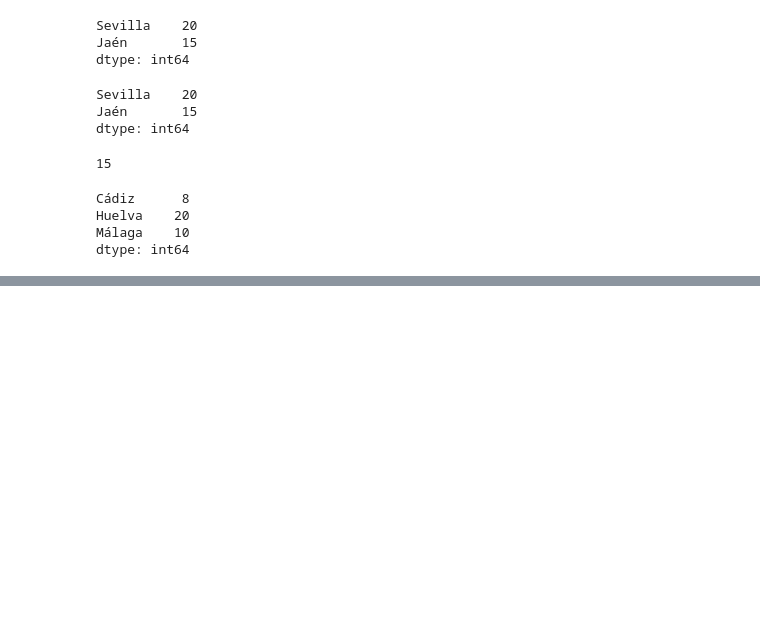
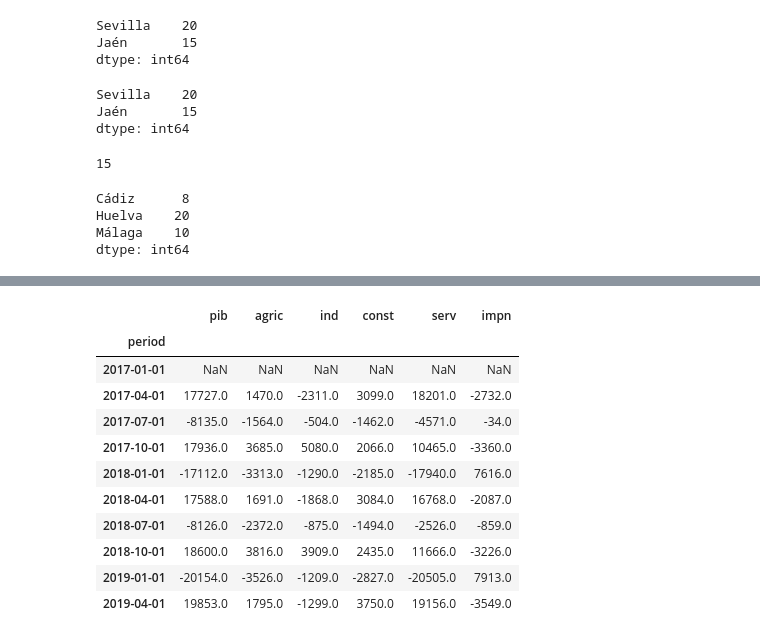
Before and after one commit to otoperalias/Coyuntura, a Jupyter notebook: Clases/Tema2_I.ipynb, the cells around one changed output, grey strips where cells are left out. Cells and saved outputs as stored; diff of their text form; code cells hidden in the pictures; blank space fills up the shorter version.

```diff
--- a/Clases/Tema2_I.ipynb
+++ b/Clases/Tema2_I.ipynb
@@ -547,0 +666,18 @@ dtype: int64
+# %%
+# Calculamos las primeras diferencias (es decir, valor(t)-valor(t-1)) gracias a la función .diff que lo hace automáticamente.
+# O sea, aquí se calcula la variación de un trimestre a otro.
+diff = data.diff()
+diff
+# %% [output]
+|  | pib | agric | ind | const | serv | impn |
+| period |  |  |  |  |  |  |
+| 2017-01-01 | NaN | NaN | NaN | NaN | NaN | NaN |
+| 2017-04-01 | 17727.0 | 1470.0 | -2311.0 | 3099.0 | 18201.0 | -2732.0 |
+| 2017-07-01 | -8135.0 | -1564.0 | -504.0 | -1462.0 | -4571.0 | -34.0 |
+| 2017-10-01 | 17936.0 | 3685.0 | 5080.0 | 2066.0 | 10465.0 | -3360.0 |
+| 2018-01-01 | -17112.0 | -3313.0 | -1290.0 | -2185.0 | -17940.0 | 7616.0 |
+| 2018-04-01 | 17588.0 | 1691.0 | -1868.0 | 3084.0 | 16768.0 | -2087.0 |
+| 2018-07-01 | -8126.0 | -2372.0 | -875.0 | -1494.0 | -2526.0 | -859.0 |
+| 2018-10-01 | 18600.0 | 3816.0 | 3909.0 | 2435.0 | 11666.0 | -3226.0 |
+| 2019-01-01 | -20154.0 | -3526.0 | -1209.0 | -2827.0 | -20505.0 | 7913.0 |
+| 2019-04-01 | 19853.0 | 1795.0 | -1299.0 | 3750.0 | 19156.0 | -3549.0 |
```
Also changed, not shown: parts of 20 cells of this notebook.
